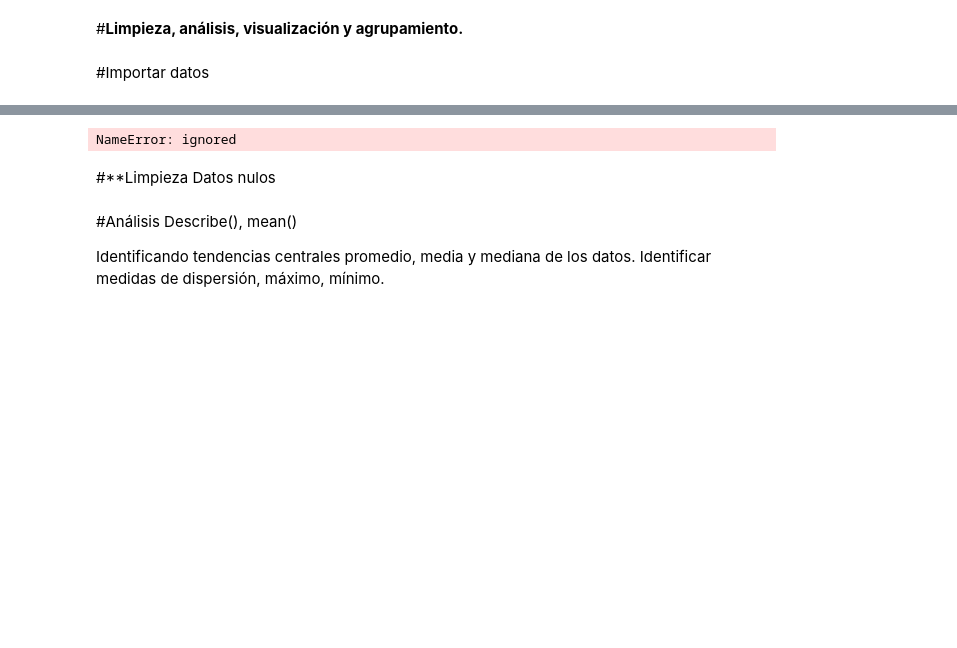
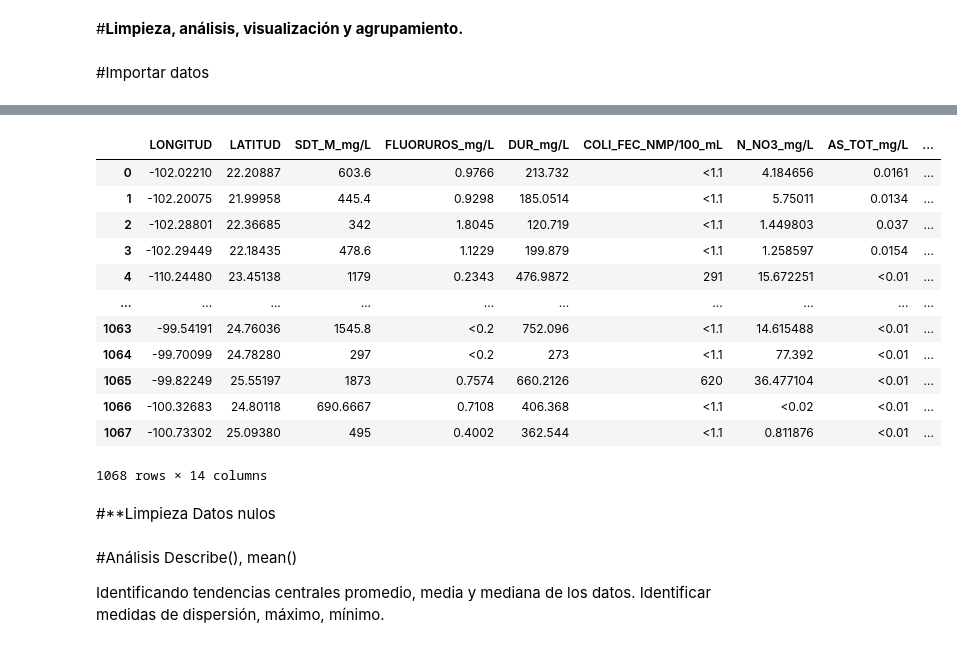
Before and after one commit to PosgradoMNA/actividades-del-projecto-equipo_98, a Jupyter notebook: Reto_DS_Parte_1.ipynb, the cells around one changed output, grey strips where cells are left out. Cells and saved outputs as stored; diff of their text form; code cells hidden in the pictures; blank space fills up the shorter version.

```diff
--- a/Reto_DS_Parte_1.ipynb
+++ b/Reto_DS_Parte_1.ipynb
@@ -54,3 +68,3 @@ df
 # %%
-df_sub = df.copy()
-df_sub.describe
+df_subte = df.copy()
+df_subte.describe
@@ -71,10 +151,25 @@ NameError: ignored
 # %%
-df_sub = df.drop (['CONDUCT_mS/cm', 'CALIDAD_CONDUC', 'SDT_mg/L', 'CALIDAD_SDT_ra', 'CALIDAD_SDT_salin', 'CALIDAD_FLUO', 'CALIDAD_DUR', 'CALIDAD_COLI_FEC', 'CALIDAD_N_NO3', 'CALIDAD_AS', 'CALIDAD_CD', 'CR_TOT_mg/L',
-                   'CALIDAD_CR', 'CALIDAD_HG', 'CALIDAD_PB', 'CALIDAD_MN', 'CALIDAD_FE', 'CONTAMINANTES', 'CUMPLE_CON_ALC', 'CUMPLE_CON_COND', 'CUMPLE_CON_SDT_ra', 'CUMPLE_CON_SDT_salin', 'CUMPLE_CON_FLUO', 'CUMPLE_CON_DUR',
-                   'CUMPLE_CON_CF', 'CUMPLE_CON_NO3', 'CUMPLE_CON_AS', 'CUMPLE_CON_CD', 'CUMPLE_CON_CR', 'CUMPLE_CON_HG', 'CUMPLE_CON_PB', 'CUMPLE_CON_MN', 'CUMPLE_CON_FE'], axis = 1)
-df_sub
+df_sub = df_subte.copy()
+
+df_num = df.drop(['CLAVE', 'SITIO', 'ORGANISMO_DE_CUENCA', 'ESTADO', 'MUNICIPIO', 'ACUIFERO','SUBTIPO', 'PERIODO', 'ALC_mg/L', 'CALIDAD_ALC', 'CONDUCT_mS/cm', 'CALIDAD_CONDUC', 'SDT_mg/L',
+                  'CALIDAD_SDT_ra', 'CALIDAD_SDT_salin', 'CALIDAD_FLUO', 'CALIDAD_DUR', 'CALIDAD_COLI_FEC', 'CALIDAD_N_NO3', 'CALIDAD_AS', 'CALIDAD_CD', 'CR_TOT_mg/L','CALIDAD_CR', 'CALIDAD_HG',
+                  'CALIDAD_PB', 'CALIDAD_MN', 'CALIDAD_FE', 'CONTAMINANTES', 'CUMPLE_CON_ALC', 'CUMPLE_CON_COND', 'CUMPLE_CON_SDT_ra', 'CUMPLE_CON_SDT_salin', 'CUMPLE_CON_FLUO', 'CUMPLE_CON_DUR',
+                  'CUMPLE_CON_CF', 'CUMPLE_CON_NO3', 'CUMPLE_CON_AS', 'CUMPLE_CON_CD', 'CUMPLE_CON_CR', 'CUMPLE_CON_HG', 'CUMPLE_CON_PB', 'CUMPLE_CON_MN', 'CUMPLE_CON_FE'], axis = 1)
+df_num
 # %% [output]
+|  | LONGITUD | LATITUD | SDT_M_mg/L | FLUORUROS_mg/L | DUR_mg/L | COLI_FEC_NMP/100_mL | N_NO3_mg/L | AS_TOT_mg/L | ... |
+| 0 | -102.02210 | 22.20887 | 603.6 | 0.9766 | 213.732 | <1.1 | 4.184656 | 0.0161 | ... |
+| 1 | -102.20075 | 21.99958 | 445.4 | 0.9298 | 185.0514 | <1.1 | 5.75011 | 0.0134 | ... |
+| 2 | -102.28801 | 22.36685 | 342 | 1.8045 | 120.719 | <1.1 | 1.449803 | 0.037 | ... |
+| 3 | -102.29449 | 22.18435 | 478.6 | 1.1229 | 199.879 | <1.1 | 1.258597 | 0.0154 | ... |
+| 4 | -110.24480 | 23.45138 | 1179 | 0.2343 | 476.9872 | 291 | 15.672251 | <0.01 | ... |
+| ... | ... | ... | ... | ... | ... | ... | ... | ... | ... |
+| 1063 | -99.54191 | 24.76036 | 1545.8 | <0.2 | 752.096 | <1.1 | 14.615488 | <0.01 | ... |
+| 1064 | -99.70099 | 24.78280 | 297 | <0.2 | 273 | <1.1 | 77.392 | <0.01 | ... |
+| 1065 | -99.82249 | 25.55197 | 1873 | 0.7574 | 660.2126 | 620 | 36.477104 | <0.01 | ... |
+| 1066 | -100.32683 | 24.80118 | 690.6667 | 0.7108 | 406.368 | <1.1 | <0.02 | <0.01 | ... |
+| 1067 | -100.73302 | 25.09380 | 495 | 0.4002 | 362.544 | <1.1 | 0.811876 | <0.01 | ... |
-NameError: ignored
+1068 rows × 14 columns
 # %%
 df_ = ['ALC_mg/L','CONDUCT_mS/cm', 'SDT_M_mg/L','FLUORUROS_mg/L','DUR_mg/L','COLI_FEC_NMP/100_mL',
                       'N_NO3_mg/L','AS_TOT_mg/L','CD_TOT_mg/L','CR_TOT_mg/L','HG_TOT_mg/L','PB_TOT_mg/L','MN_TOT_mg/L','FE_TOT_mg/L']
```
Also changed, not shown: parts of 6 cells of this notebook.
